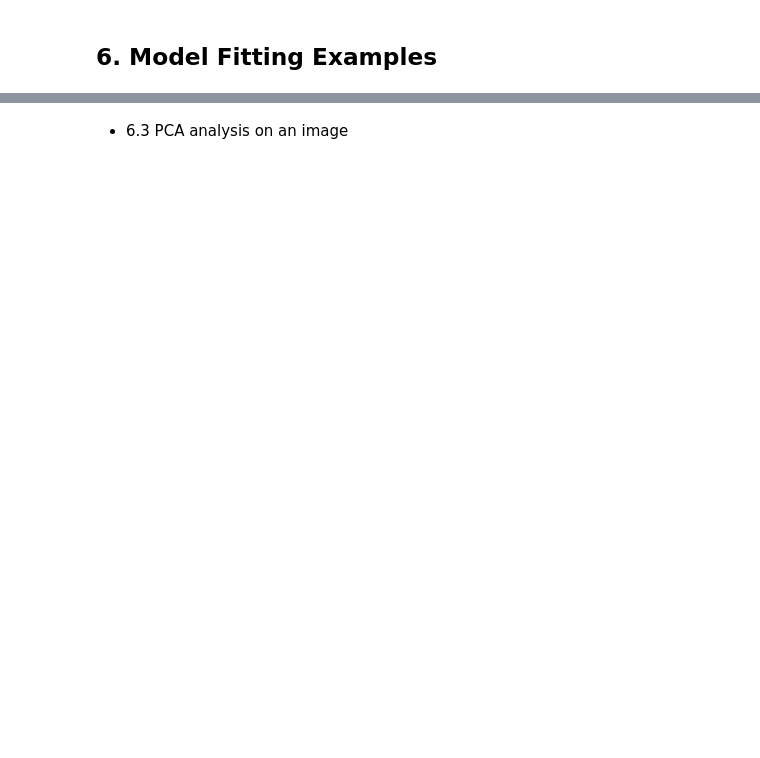
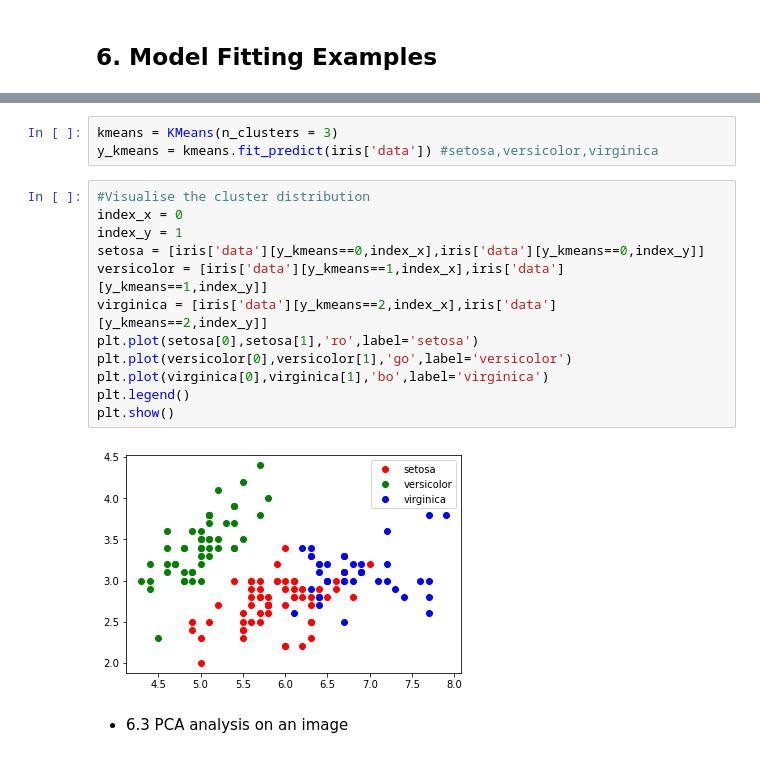
Before and after one commit to xiangshiyin/atl_meetup_20190302, a Jupyter notebook: notebook/demo_v1.ipynb, the cells around one changed output, grey strips where cells are left out. Saved outputs shown, nothing was run; the diff lists cells and outputs as text; blank space fills up the shorter version.

```diff
--- a/notebook/demo_v1.ipynb
+++ b/notebook/demo_v1.ipynb
@@ -743,2 +888,19 @@ m
+# %%
+kmeans = KMeans(n_clusters = 3)
+y_kmeans = kmeans.fit_predict(iris['data']) #setosa,versicolor,virginica
+# %%
+#Visualise the cluster distribution
+index_x = 0
+index_y = 1
+setosa = [iris['data'][y_kmeans==0,index_x],iris['data'][y_kmeans==0,index_y]]
+versicolor = [iris['data'][y_kmeans==1,index_x],iris['data'][y_kmeans==1,index_y]]
+virginica = [iris['data'][y_kmeans==2,index_x],iris['data'][y_kmeans==2,index_y]]
+plt.plot(setosa[0],setosa[1],'ro',label='setosa')
+plt.plot(versicolor[0],versicolor[1],'go',label='versicolor')
+plt.plot(virginica[0],virginica[1],'bo',label='virginica')
+plt.legend()
+plt.show()
+# %% [output]
+[figure, added]
 # %% [markdown]
 * 6.3 PCA analysis on an image
```
Also changed, not shown: parts of 24 cells of this notebook, 3 other files.
